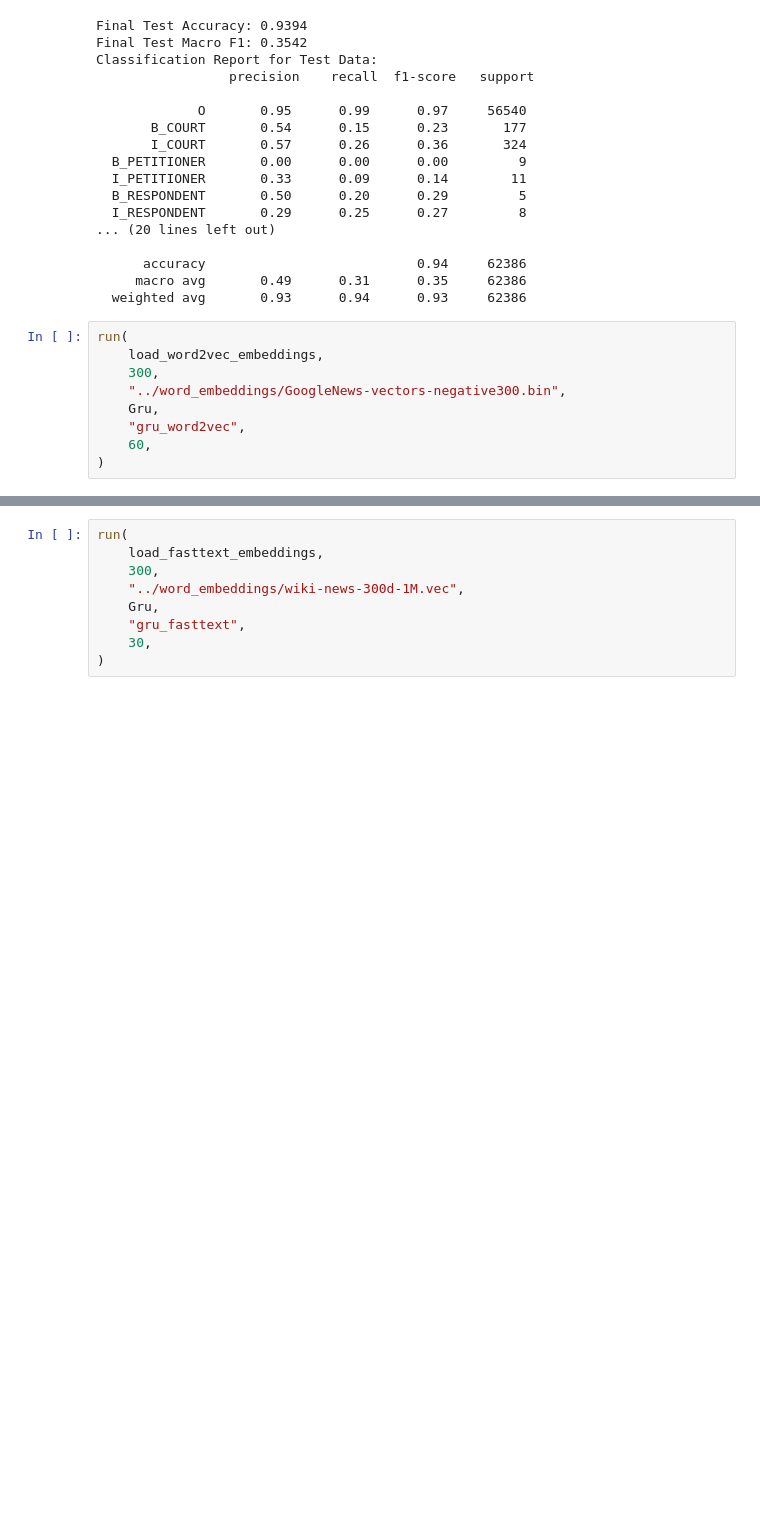
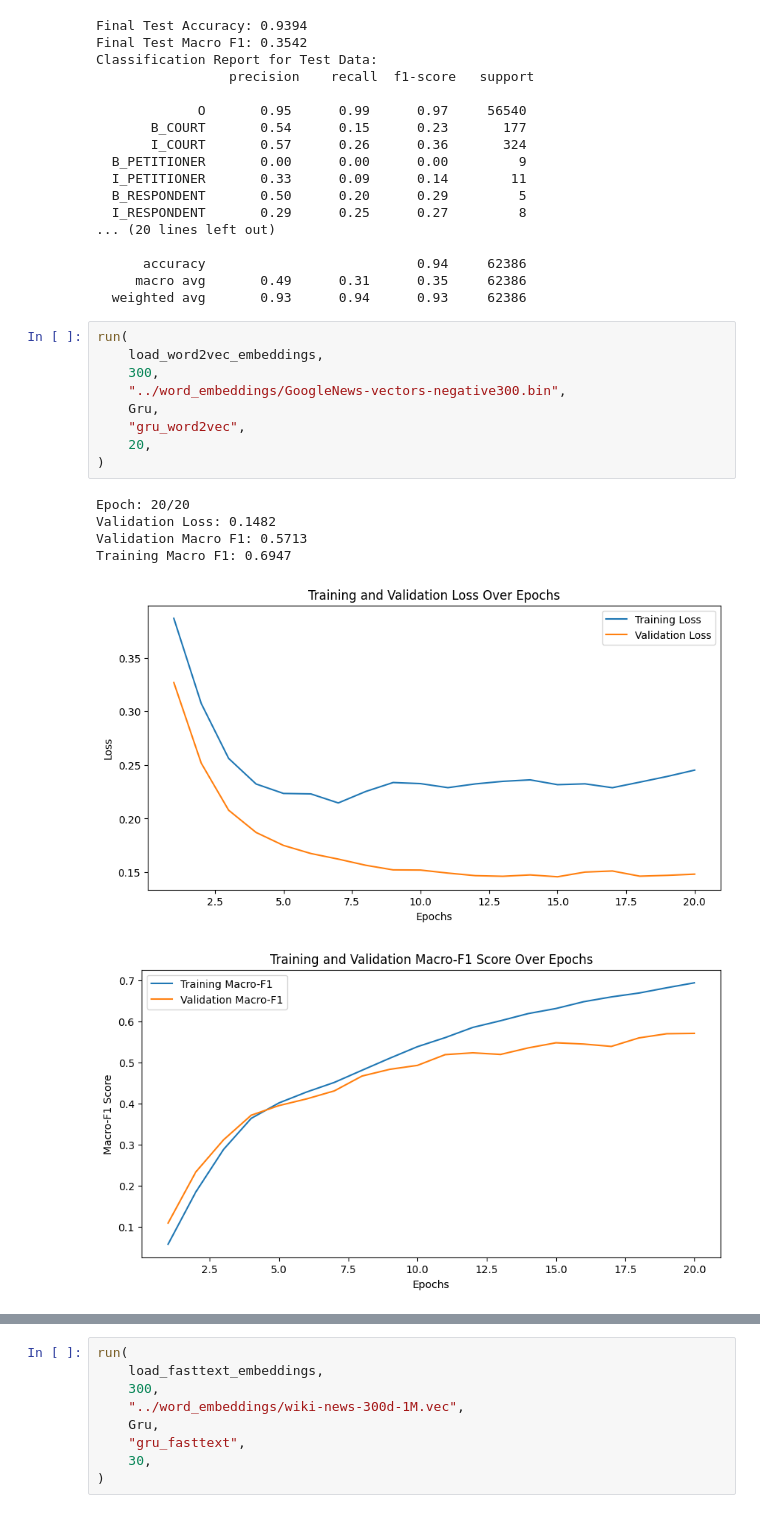
Before and after one commit to hyouteki/lanat, a Jupyter notebook: bio_encoding/dataset_1/models.ipynb, the cells around one changed output, grey strips where cells are left out. Cells and saved outputs as stored; diff of their text form; blank space fills up the shorter version.

Commit message:
added plots

```diff
--- a/bio_encoding/dataset_1/models.ipynb
+++ b/bio_encoding/dataset_1/models.ipynb
@@ -348,9 +348,16 @@ Classification Report for Test Data:
 # %%
 run(
     load_word2vec_embeddings,
     300,
     "../word_embeddings/GoogleNews-vectors-negative300.bin",
     Gru,
     "gru_word2vec",
-    60,
+    20,
 )
+# %% [output]
+Epoch: 20/20
+Validation Loss: 0.1482
+Validation Macro F1: 0.5713
+Training Macro F1: 0.6947
+[figure, added]
+[figure, added]
```
Also changed, not shown: parts of 1 cell of this notebook, 6 other files.
